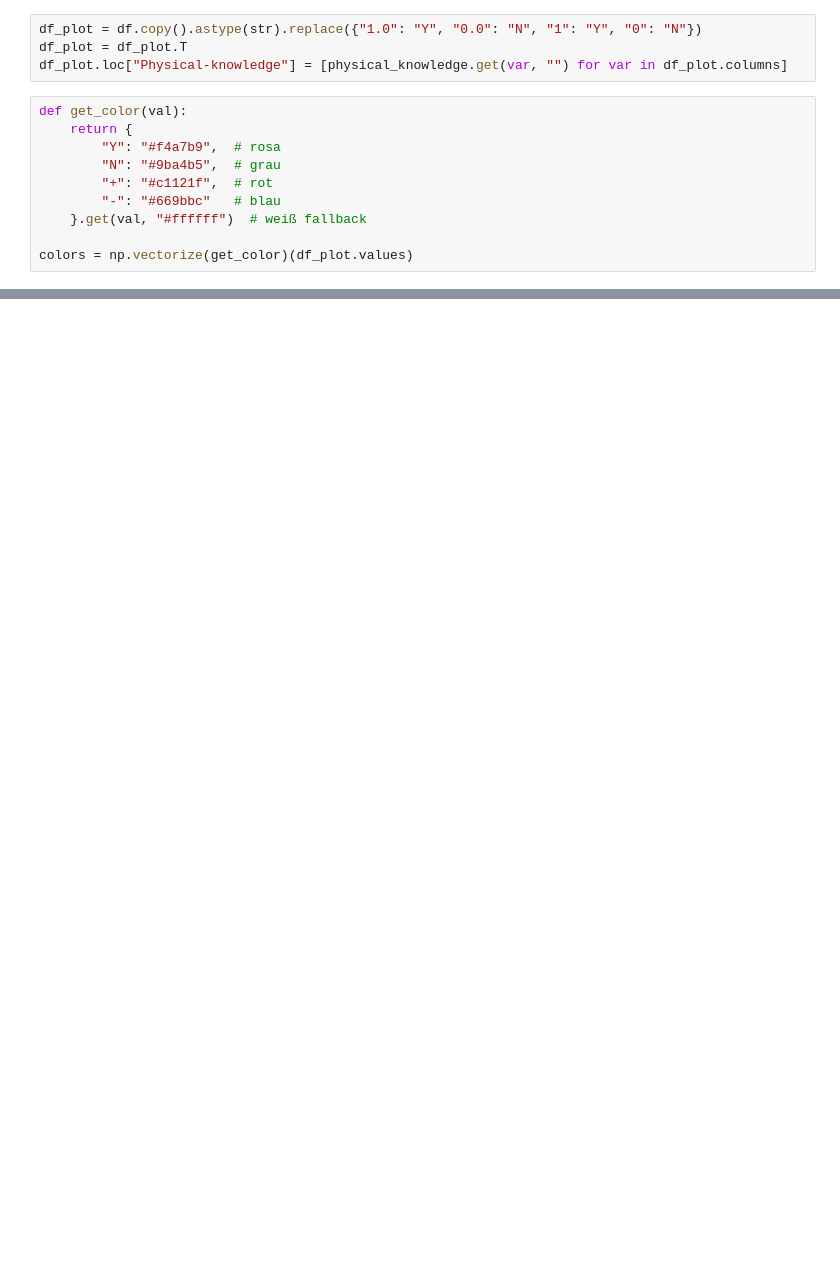
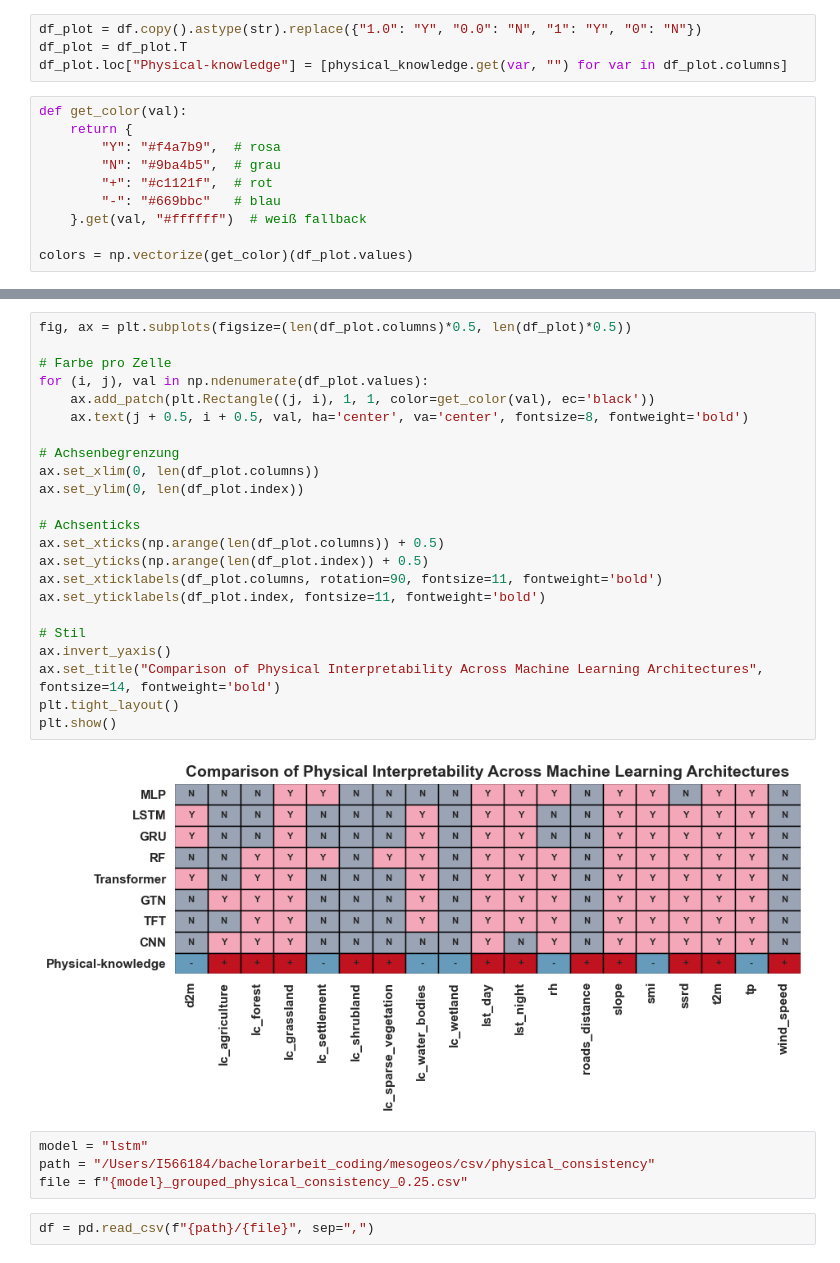
Before and after one commit to paulinebecker2002/mesogeos, a Jupyter notebook: outputs/modell_interpretierbarkeit_heatmap.ipynb, the cells around one changed output, grey strips where cells are left out. Saved outputs shown, nothing was run; the diff lists cells and outputs as text; blank space fills up the shorter version.

```diff
--- a/outputs/modell_interpretierbarkeit_heatmap.ipynb
+++ b/outputs/modell_interpretierbarkeit_heatmap.ipynb
@@ -49,0 +51,31 @@ plt.show()
+# %%
+fig, ax = plt.subplots(figsize=(len(df_plot.columns)*0.5, len(df_plot)*0.5))
+
+# Farbe pro Zelle
+for (i, j), val in np.ndenumerate(df_plot.values):
+    ax.add_patch(plt.Rectangle((j, i), 1, 1, color=get_color(val), ec='black'))
+    ax.text(j + 0.5, i + 0.5, val, ha='center', va='center', fontsize=8, fontweight='bold')
+
+# Achsenbegrenzung
+ax.set_xlim(0, len(df_plot.columns))
+ax.set_ylim(0, len(df_plot.index))
+
+# Achsenticks
+ax.set_xticks(np.arange(len(df_plot.columns)) + 0.5)
+ax.set_yticks(np.arange(len(df_plot.index)) + 0.5)
+ax.set_xticklabels(df_plot.columns, rotation=90, fontsize=11, fontweight='bold')
+ax.set_yticklabels(df_plot.index, fontsize=11, fontweight='bold')
+
+# Stil
+ax.invert_yaxis()
+ax.set_title("Comparison of Physical Interpretability Across Machine Learning Architectures", fontsize=14, fontweight='bold')
+plt.tight_layout()
+plt.show()
+# %% [output]
+[figure, added]
+# %%
+model = "lstm"
+path = "/Users/I566184/bachelorarbeit_coding/mesogeos/csv/physical_consistency"
+file = f"{model}_grouped_physical_consistency_0.25.csv"
+# %%
+df = pd.read_csv(f"{path}/{file}", sep=",")
```
Also changed, not shown: parts of 15 cells of this notebook, 5 other files.
